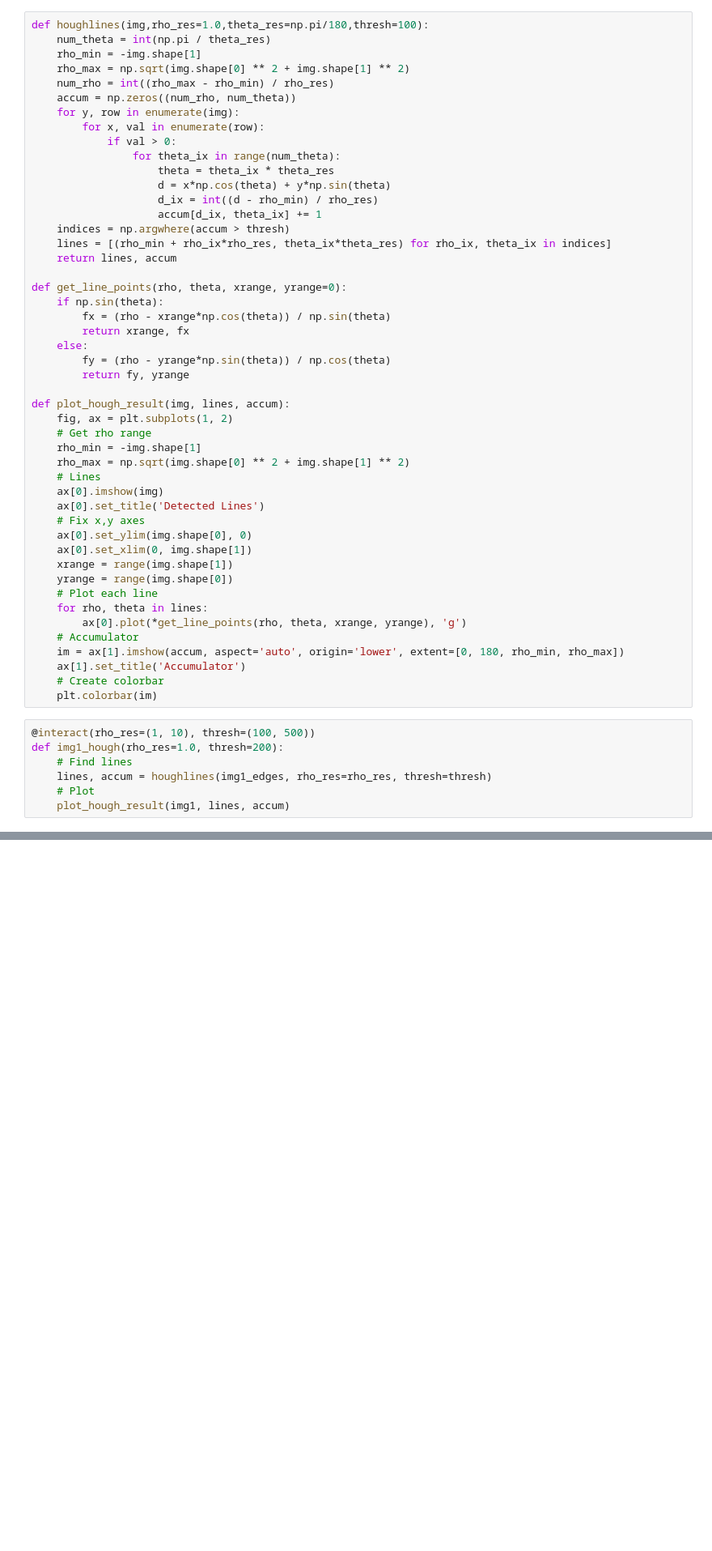
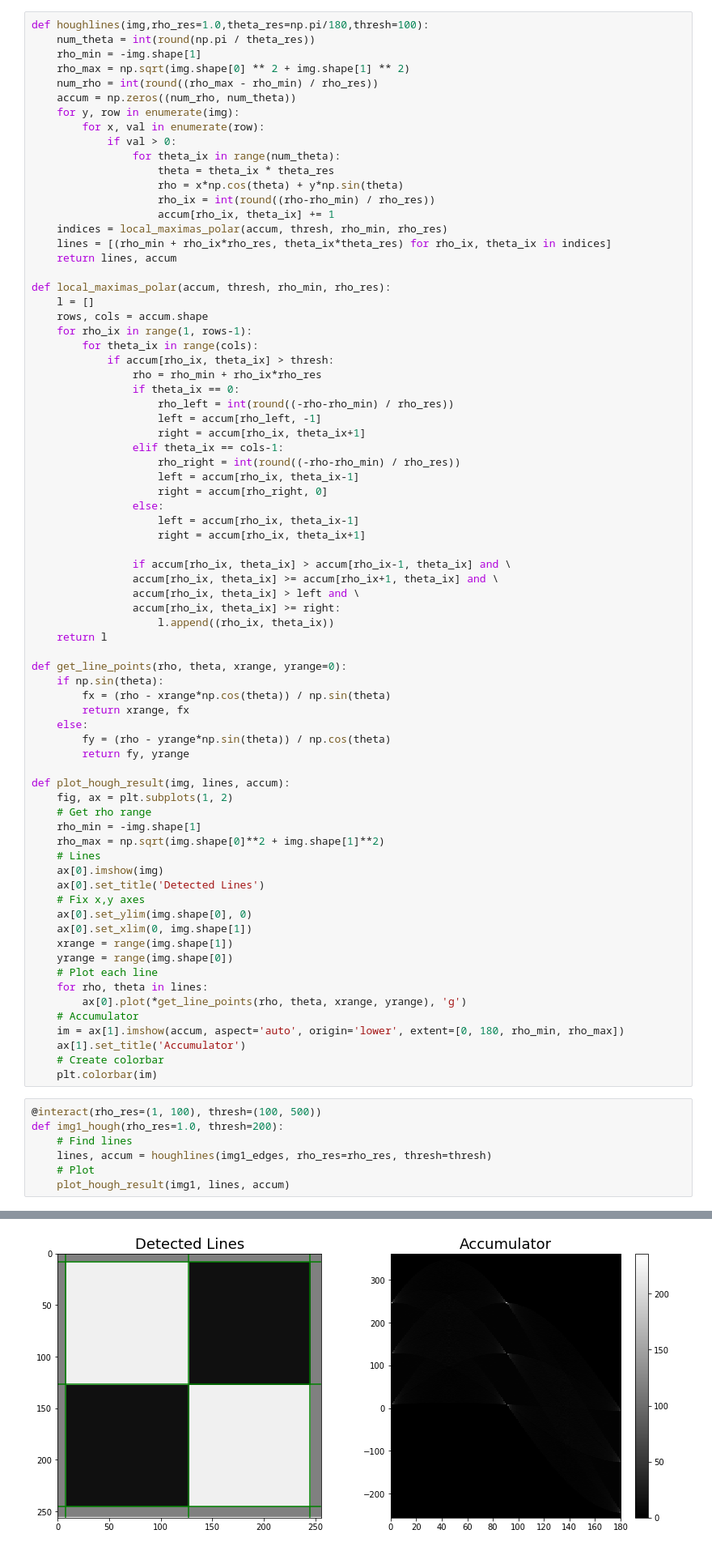
Before and after one commit to brandenwallace/cs6476-cv-1, a Jupyter notebook: PS1/PS1.ipynb, the cells around one changed output, grey strips where cells are left out. Shown at 81% size. Cells and saved outputs as stored; diff of their text form; blank space fills up the shorter version.

Commit message:
Select only local maximas in Hough Transform [PS1]

```diff
--- a/PS1/PS1.ipynb
+++ b/PS1/PS1.ipynb
@@ -53,22 +53,48 @@ ax[1].imshow(img1);
 ## 2. Hough Line Detector
 # %%
 def houghlines(img,rho_res=1.0,theta_res=np.pi/180,thresh=100):
-    num_theta = int(np.pi / theta_res)
+    num_theta = int(round(np.pi / theta_res))
     rho_min = -img.shape[1]
     rho_max = np.sqrt(img.shape[0] ** 2 + img.shape[1] ** 2)
-    num_rho = int((rho_max - rho_min) / rho_res)
+    num_rho = int(round((rho_max - rho_min) / rho_res))
     accum = np.zeros((num_rho, num_theta))
     for y, row in enumerate(img):
         for x, val in enumerate(row):
             if val > 0:
                 for theta_ix in range(num_theta):
                     theta = theta_ix * theta_res
-                    d = x*np.cos(theta) + y*np.sin(theta)
-                    d_ix = int((d - rho_min) / rho_res)
-                    accum[d_ix, theta_ix] += 1
-    indices = np.argwhere(accum > thresh)
+                    rho = x*np.cos(theta) + y*np.sin(theta)
+                    rho_ix = int(round((rho-rho_min) / rho_res))
+                    accum[rho_ix, theta_ix] += 1
+    indices = local_maximas_polar(accum, thresh, rho_min, rho_res)
     lines = [(rho_min + rho_ix*rho_res, theta_ix*theta_res) for rho_ix, theta_ix in indices]
     return lines, accum
+
+def local_maximas_polar(accum, thresh, rho_min, rho_res):
+    l = []
+    rows, cols = accum.shape
+    for rho_ix in range(1, rows-1):
+        for theta_ix in range(cols):
+            if accum[rho_ix, theta_ix] > thresh:
+                rho = rho_min + rho_ix*rho_res
+                if theta_ix == 0:
+                    rho_left = int(round((-rho-rho_min) / rho_res))
+                    left = accum[rho_left, -1]
+                    right = accum[rho_ix, theta_ix+1]
+                elif theta_ix == cols-1:
+                    rho_right = int(round((-rho-rho_min) / rho_res))
+                    left = accum[rho_ix, theta_ix-1]
+                    right = accum[rho_right, 0]
+                else:
+                    left = accum[rho_ix, theta_ix-1]
+                    right = accum[rho_ix, theta_ix+1]
+
+                if accum[rho_ix, theta_ix] > accum[rho_ix-1, theta_ix] and \
+                accum[rho_ix, theta_ix] >= accum[rho_ix+1, theta_ix] and \
+                accum[rho_ix, theta_ix] > left and \
+                accum[rho_ix, theta_ix] >= right:
+                    l.append((rho_ix, theta_ix))
+    return l
 
 def get_line_points(rho, theta, xrange, yrange=0):
     if np.sin(theta):
@@ -82,7 +108,7 @@ def plot_hough_result(img, lines, accum):
     fig, ax = plt.subplots(1, 2)
     # Get rho range
     rho_min = -img.shape[1]
-    rho_max = np.sqrt(img.shape[0] ** 2 + img.shape[1] ** 2)
+    rho_max = np.sqrt(img.shape[0]**2 + img.shape[1]**2)
     # Lines
     ax[0].imshow(img)
     ax[0].set_title('Detected Lines')
@@ -100,7 +126,7 @@ def plot_hough_result(img, lines, accum):
     # Create colorbar
     plt.colorbar(im)
 # %%
-@interact(rho_res=(1, 10), thresh=(100, 500))
+@interact(rho_res=(1, 100), thresh=(100, 500))
 def img1_hough(rho_res=1.0, thresh=200):
     # Find lines
     lines, accum = houghlines(img1_edges, rho_res=rho_res, thresh=thresh)
@@ -111,3 +136,4 @@ interactive(children=(IntSlider(value=1, description='rho_res', max=10, min=1),
+[figure, added]
 # %% [markdown]
 ---
 ## 3. Edge Detection with Noise
```
Also changed, not shown: parts of 10 cells of this notebook.
